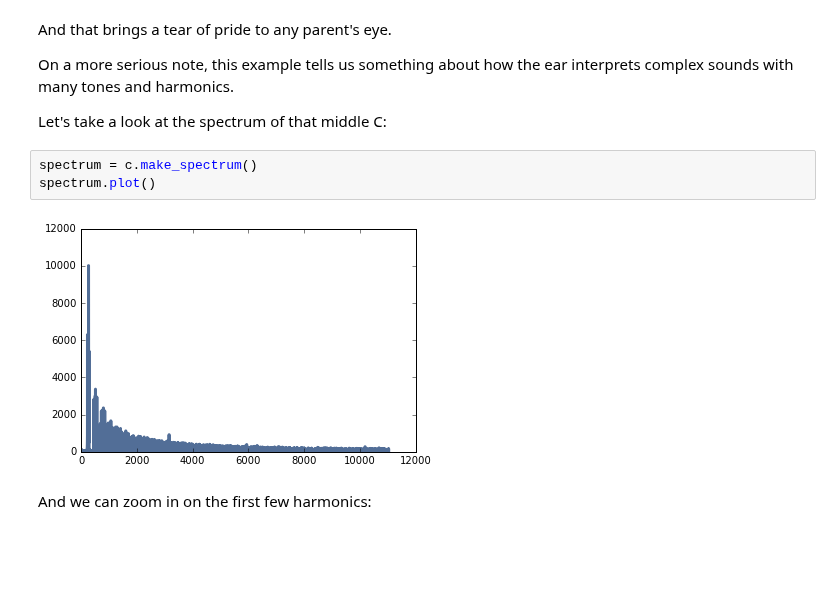
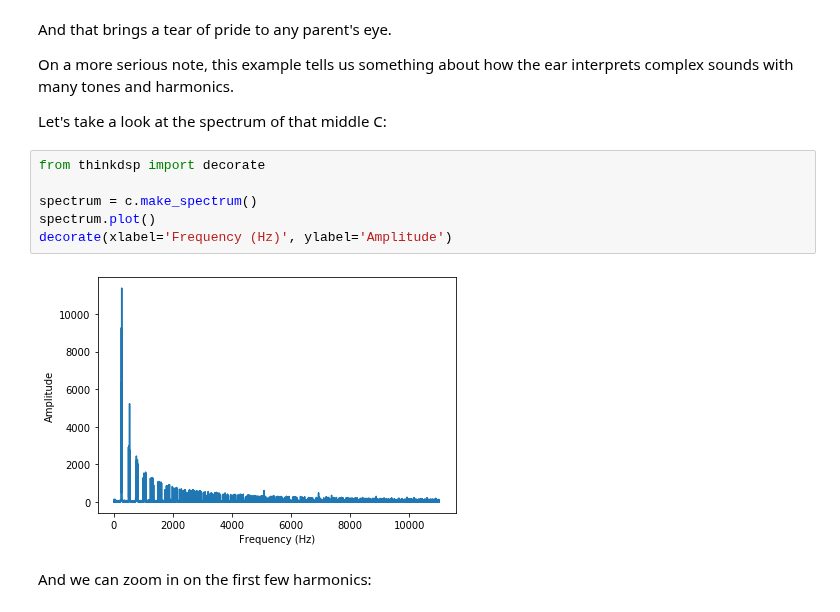
Before and after one commit to AllenDowney/ThinkDSP, a Jupyter notebook: code/cacophony.ipynb, the cells around one changed output. Drawn from its saved outputs; the diff is of its cells as text; blank space fills up the shorter version.

```diff
--- a/code/cacophony.ipynb
+++ b/code/cacophony.ipynb
@@ -112,11 +116,14 @@ And that brings a tear of pride to any parent's eye.
 On a more serious note, this example tells us something about how the ear interprets complex sounds with many tones and harmonics.
 
 Let's take a look at the spectrum of that middle C:
-# %%
-spectrum = c.make_spectrum()
-spectrum.plot()
-# %% [output]
-[figure, removed]
+# %%
+from thinkdsp import decorate
+
+spectrum = c.make_spectrum()
+spectrum.plot()
+decorate(xlabel='Frequency (Hz)', ylabel='Amplitude')
+# %% [output]
+[figure, added]
 # %% [markdown]
 And we can zoom in on the first few harmonics:
 # %%
```
Also changed, not shown: parts of 6 cells of this notebook.
